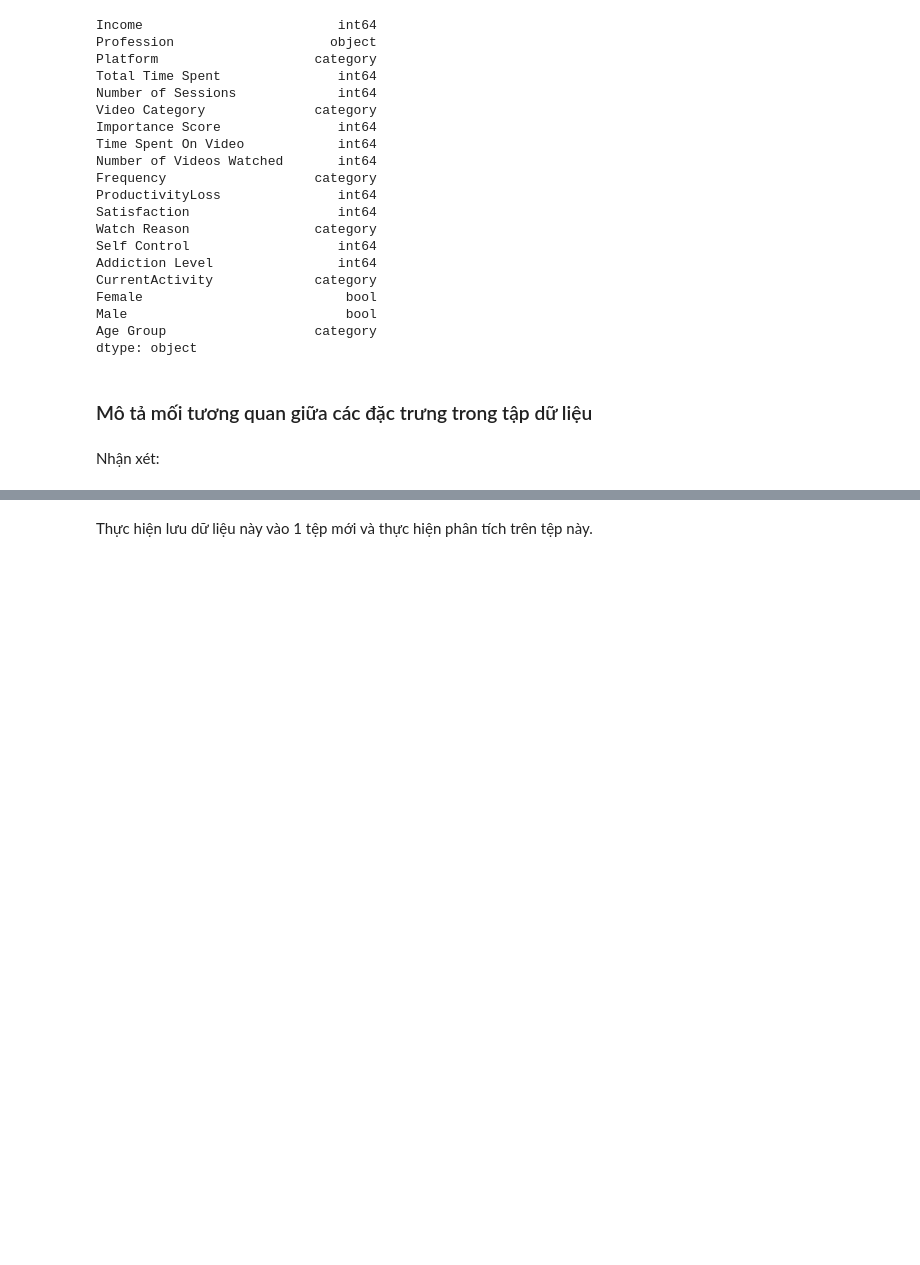
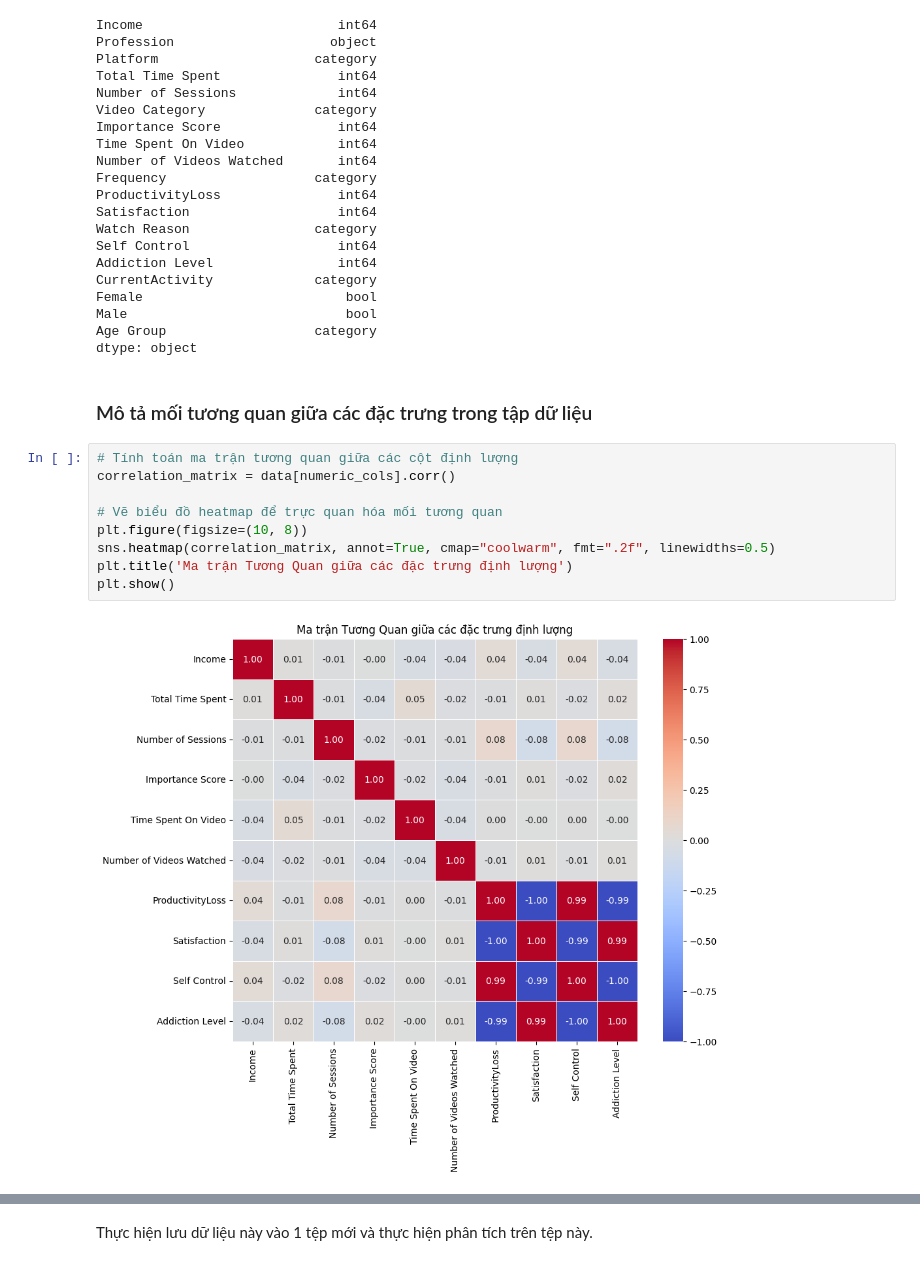
Before and after one commit to uyen312/LTCKHDL, a Jupyter notebook: Source code/DataPreprocessing.ipynb, the cells around one changed output, grey strips where cells are left out. Saved outputs shown, nothing was run; the diff lists cells and outputs as text; blank space fills up the shorter version.

Commit message:
Add correlation session

```diff
--- a/Source code/DataPreprocessing.ipynb
+++ b/Source code/DataPreprocessing.ipynb
@@ -478,5 +479,14 @@ Age Group                   category
 dtype: object
 # %% [markdown]
 ### Mô tả mối tương quan giữa các đặc trưng trong tập dữ liệu
-# %% [markdown]
-Nhận xét:
+# %%
+# Tính toán ma trận tương quan giữa các cột định lượng
+correlation_matrix = data[numeric_cols].corr()
+
+# Vẽ biểu đồ heatmap để trực quan hóa mối tương quan
+plt.figure(figsize=(10, 8))
+sns.heatmap(correlation_matrix, annot=True, cmap="coolwarm", fmt=".2f", linewidths=0.5)
+plt.title('Ma trận Tương Quan giữa các đặc trưng định lượng')
+plt.show()
+# %% [output]
+[figure, added]
```
Also changed, not shown: parts of 6 cells of this notebook.
